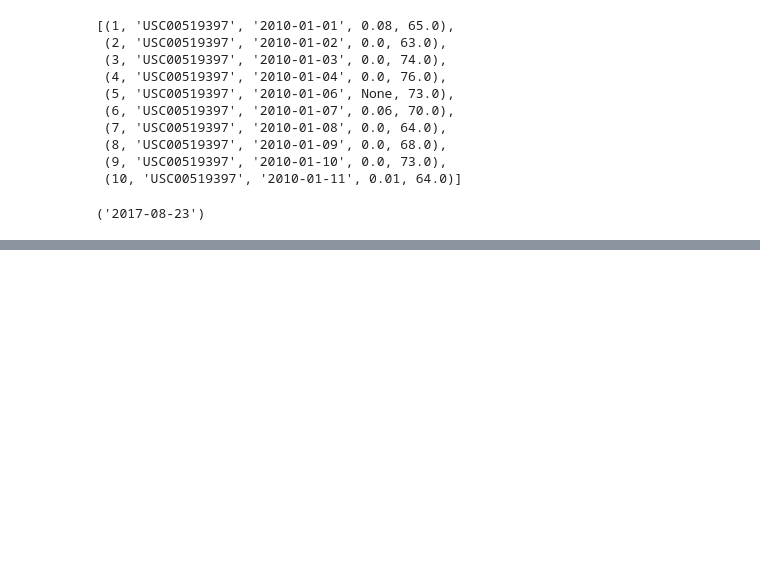
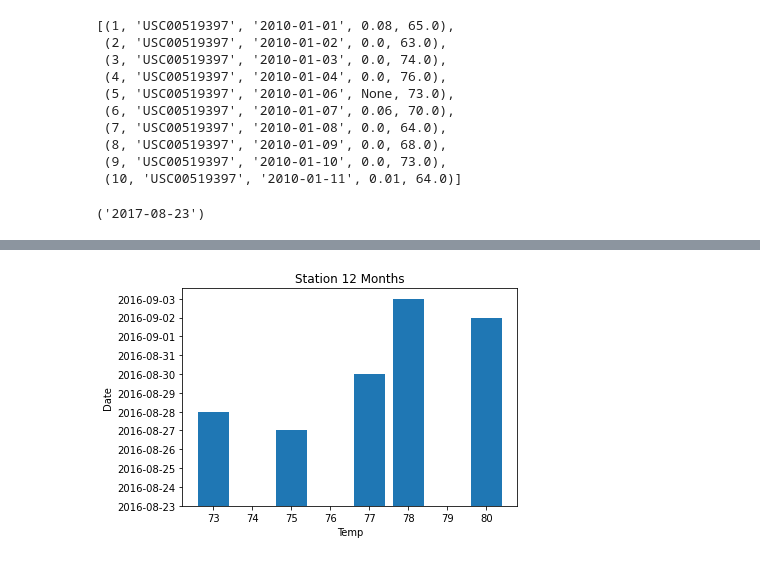
Before and after one commit to ashley-aguayo/sqlalchemy_challenge, a Jupyter notebook: Untitled-1.ipynb, the cells around one changed output, grey strips where cells are left out. Drawn from its saved outputs; the diff is of its cells as text; code cells hidden in the pictures; blank space fills up the shorter version.

```diff
--- a/Untitled-1.ipynb
+++ b/Untitled-1.ipynb
@@ -98,0 +135,9 @@ plt.show()
+# %%
+#Design a query to retrieve the last 12 months of temperature observation data (TOBS).
+#Filter by the station with the highest number of observations.
+#Query the last 12 months of temperature observation data for this station.
+#Plot the results as a histogram with bins=12.
+station_tobs = session.query(Measurements.tobs, Measurements.date).\
+    filter(Measurements.date >= "2016-08-23").filter(Measurements.station == "USC00519281").\
+    group_by(Measurements.date).all()
+print(station_tobs)
@@ -98,0 +151,4 @@ plt.show()
+# %%
+station_tobs= pd.DataFrame(station_tobs, columns = ['tobs','date'])
+station_tobs.reset_index()
+station_tobs.head(20)
@@ -98,0 +169,10 @@ plt.show()
+# %%
+x_value = station_tobs['tobs']
+y_value = station_tobs['date']
+plt.xlabel('Temp')
+plt.ylabel('Date')
+plt.title("Station 12 Months")
+plt.bar(x_value,y_value)
+plt.show()
+# %% [output]
+[figure, added]
```
Also changed, not shown: parts of 11 cells of this notebook.
